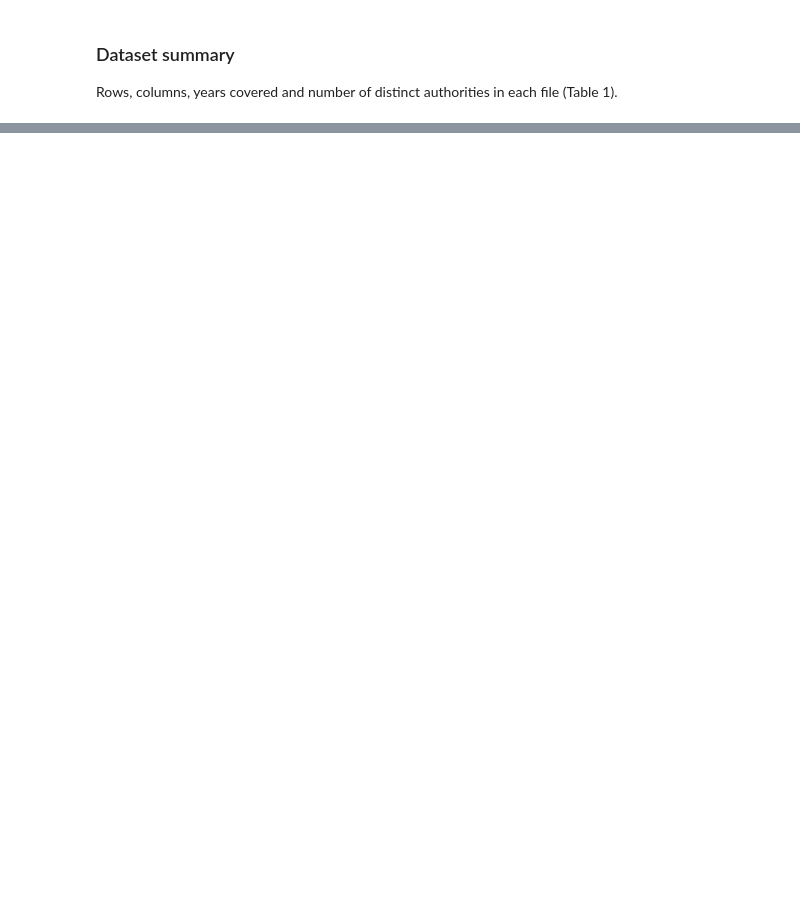
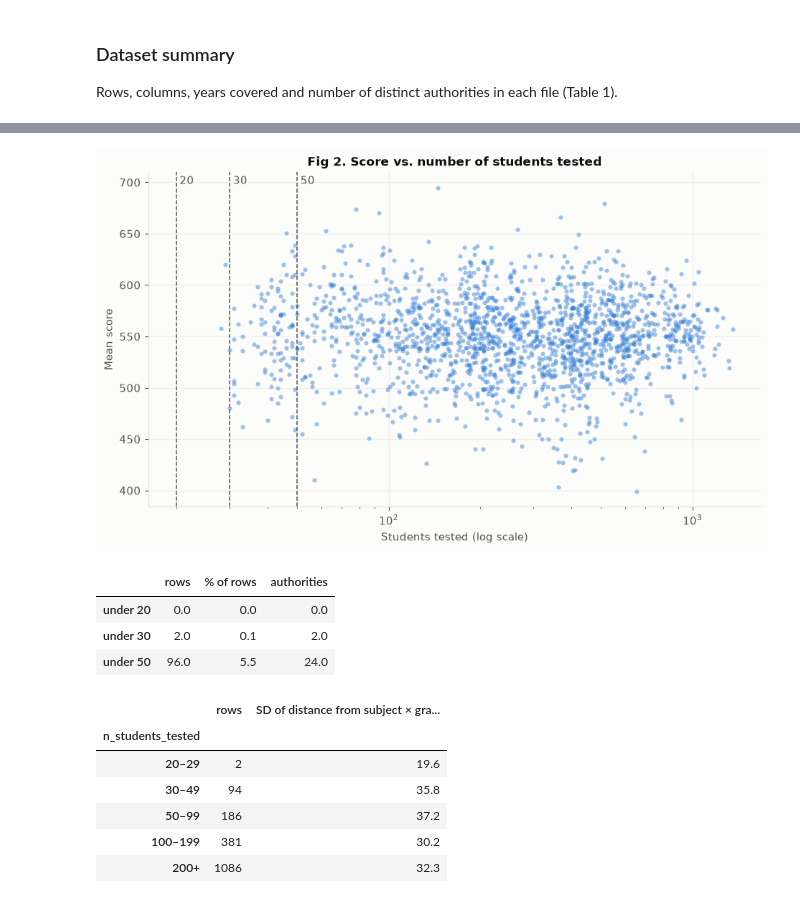
Before and after one commit to Fiamma-Jikukan/DS_final_project_Or_and_Stav, a Jupyter notebook: DS_final_project_Or_and_Stav.ipynb, the cells around one changed output, grey strips where cells are left out. Saved outputs shown, nothing was run; the diff lists cells and outputs as text; code cells hidden in the pictures; blank space fills up the shorter version.

Commit message:
step 2-13. Remaining: report cells, presentations

```diff
--- a/DS_final_project_Or_and_Stav.ipynb
+++ b/DS_final_project_Or_and_Stav.ipynb
@@ -137,0 +673,43 @@ dataset_summary
+# %%
+SMALL_CELL_CUTOFFS = [20, 30, 50]
+n_tested = data["n_students_tested"]
+
+fig, ax = plt.subplots(figsize=(10, 5.5))
+ax.scatter(n_tested, data["score"], s=16, color=BLUE, alpha=0.45, linewidths=0)
+ax.set_xscale("log")
+for cutoff in SMALL_CELL_CUTOFFS:
+    ax.axvline(cutoff, color=INK_MUTED, linestyle="--", linewidth=1)
+    ax.annotate(str(cutoff), (cutoff, 1), xycoords=("data", "axes fraction"), xytext=(3, -3),
+                textcoords="offset points", va="top", color=INK_MUTED)
+ax.set(xlabel="Students tested (log scale)", ylabel="Mean score",
+       title="Fig 2. Score vs. number of students tested")
+plt.show()
+
+small_cells = pd.DataFrame({
+    f"under {cutoff}": {
+        "rows": (n_tested < cutoff).sum(),
+        "% of rows": round((n_tested < cutoff).mean() * 100, 1),
+        "authorities": data.loc[n_tested < cutoff, "rashut"].nunique(),
+    }
+    for cutoff in SMALL_CELL_CUTOFFS
+}).T
+display(small_cells)
+
+distance_from_group_mean = data["score"] - data.groupby(["subject_id", "shichva"])["score"].transform("mean")
+size_band = pd.cut(n_tested, [0, 20, 30, 50, 100, 200, np.inf], right=False,
+                   labels=["<20", "20–29", "30–49", "50–99", "100–199", "200+"])
+distance_from_group_mean.groupby(size_band, observed=True).agg(["count", "std"]).round(1).rename(
+    columns={"count": "rows", "std": "SD of distance from subject × grade mean"})
+# %% [output]
+[figure, added]
+|  | rows | % of rows | authorities |
+| under 20 | 0.0 | 0.0 | 0.0 |
+| under 30 | 2.0 | 0.1 | 2.0 |
+| under 50 | 96.0 | 5.5 | 24.0 |
+|  | rows | SD of distance from subject × gra... |
+| n_students_tested |  |  |
+| 20–29 | 2 | 19.6 |
+| 30–49 | 94 | 35.8 |
+| 50–99 | 186 | 37.2 |
+| 100–199 | 381 | 30.2 |
+| 200+ | 1086 | 32.3 |
```
Also changed, not shown: parts of 138 cells of this notebook, 10 other files.
